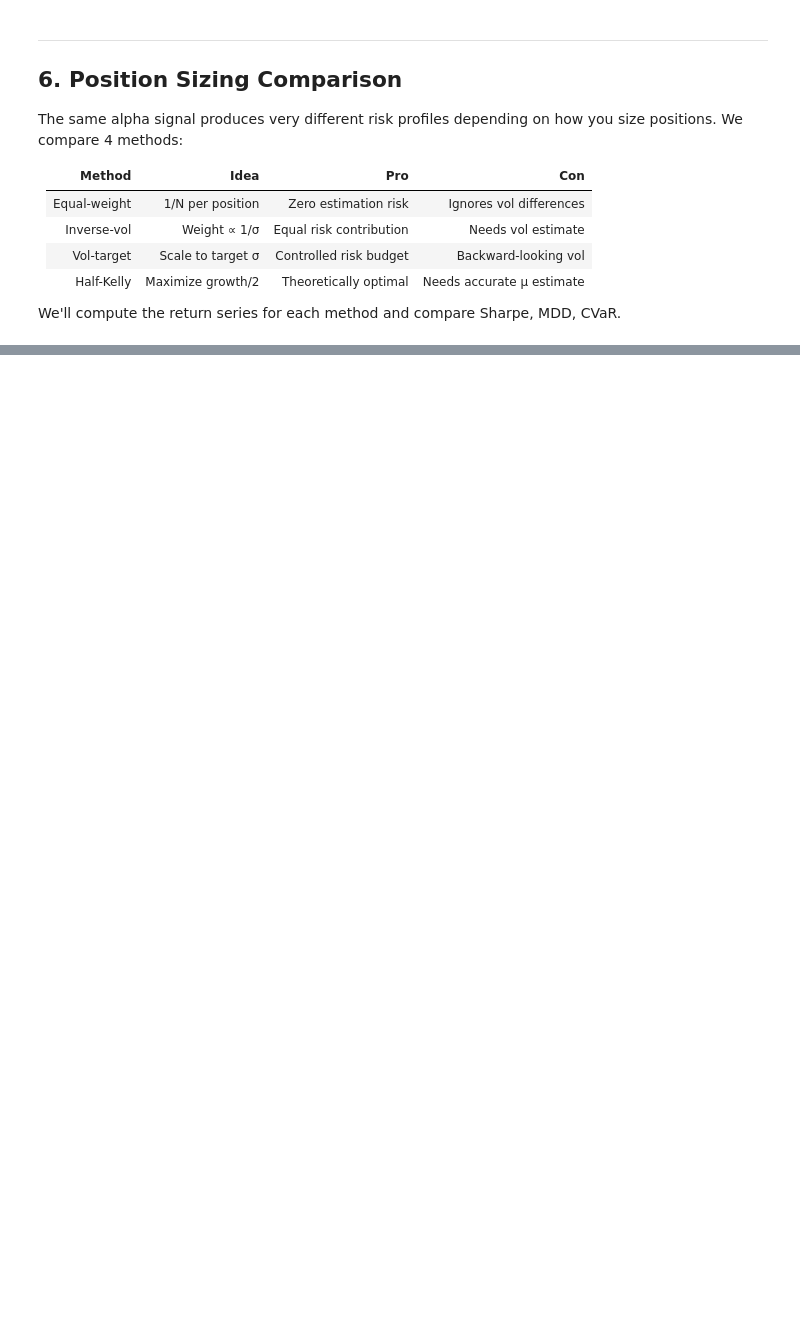
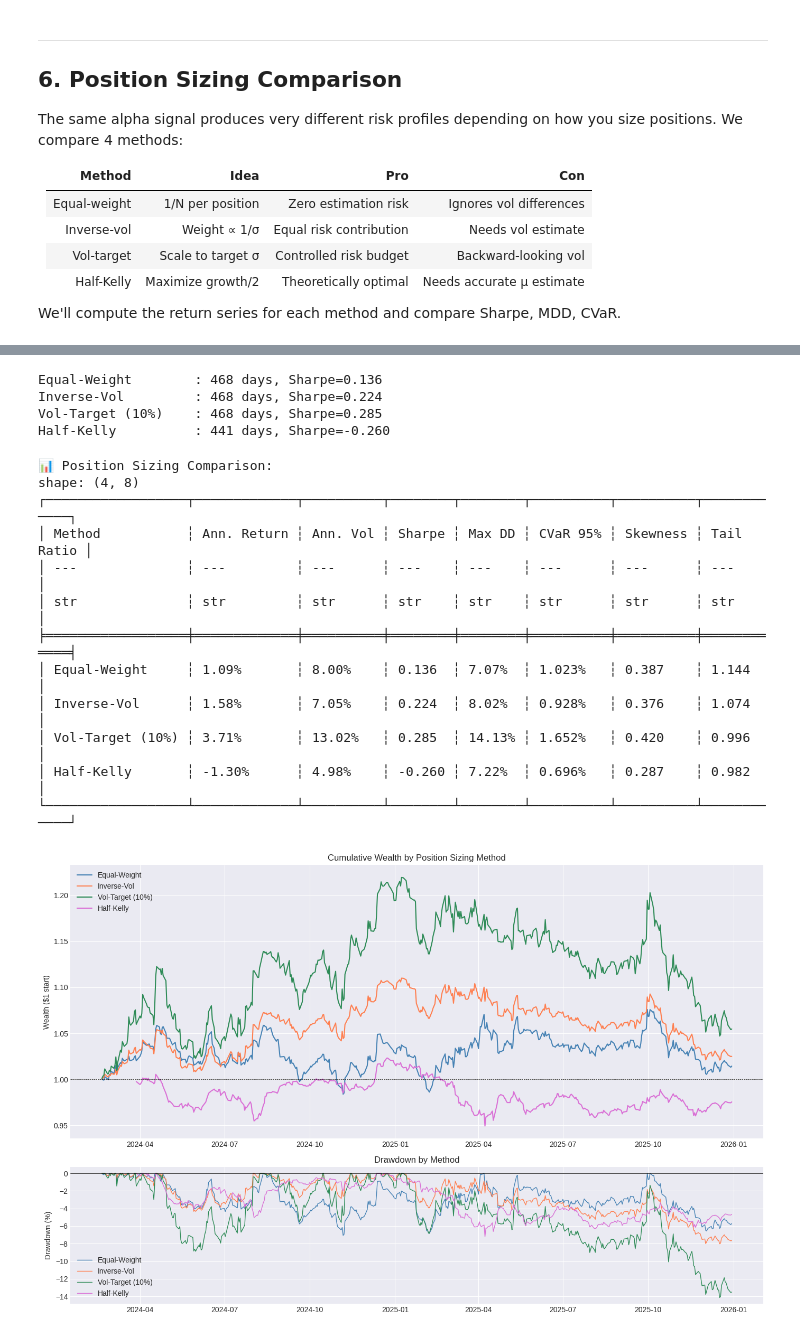
Before and after one commit to JerryHong08/jerryquant101, a Jupyter notebook: notebooks/risk_analysis.ipynb, the cells around one changed output, grey strips where cells are left out. Cells and saved outputs as stored; diff of their text form; code cells hidden in the pictures; blank space fills up the shorter version.

```diff
--- a/notebooks/risk_analysis.ipynb
+++ b/notebooks/risk_analysis.ipynb
@@ -601,12 +643,14 @@ print(f"Half-Kelly:     {w_hk.shape[0]} position-days")
 # %%
 # --- Compute portfolio returns for each sizing method ---
-def compute_portfolio_return(weights_df: pl.DataFrame, returns_df: pl.DataFrame) -> pl.DataFrame:
+# IMPORTANT: use next_day_returns (shifted by -1) to avoid look-ahead bias.
+# Weights are determined at end-of-day t → we earn the return on day t+1.
+def compute_portfolio_return(weights_df: pl.DataFrame, returns_df: pl.DataFrame, ret_col: str = "next_day_return") -> pl.DataFrame:
     """Join weights with next-day returns and compute weighted portfolio return per date."""
     port = (
         weights_df
         .join(returns_df, on=["date", "ticker"], how="inner")
         .with_columns(
-            (pl.col("weight") * pl.col("daily_return")).alias("weighted_return")
+            (pl.col("weight") * pl.col(ret_col)).alias("weighted_return")
         )
         .group_by("date")
         .agg(pl.col("weighted_return").sum().alias("port_return"))
@@ -623,19 +667,26 @@ sizing_methods = {
 
 port_returns = {}
 for name, weights in sizing_methods.items():
-    pr = compute_portfolio_return(weights, daily_returns)
+    pr = compute_portfolio_return(weights, next_day_returns, ret_col="next_day_return")
     rets = pr["port_return"].to_numpy()
     port_returns[name] = {
         "dates": pr["date"].to_list(),
         "returns": rets,
-        "summary": risk_summary(rets, confidence=0.95),
+        "sharpe": np.mean(rets) / np.std(rets, ddof=1) * np.sqrt(252) if np.std(rets) > 0 else 0,
+        "vol": np.std(rets, ddof=1) * np.sqrt(252),
+        "mdd": max_drawdown(rets),
     }
-    print(f"{name:20s}: {len(rets)} days, Sharpe={port_returns[name]['summary']['sharpe']:.3f}")
+    print(f"{name:20s}: {len(rets)} days, Sharpe={port_returns[name]['sharpe']:.3f}")
+# %% [output]
+Equal-Weight        : 468 days, Sharpe=0.136
+Inverse-Vol         : 468 days, Sharpe=0.224
+Vol-Target (10%)    : 468 days, Sharpe=0.285
+Half-Kelly          : 441 days, Sharpe=-0.260
 # %%
 # --- Position sizing comparison table ---
 comparison_rows = []
 for name, data in port_returns.items():
-    s = data["summary"]
+    s = risk_summary(data["returns"])
     comparison_rows.append({
         "Method": name,
         "Ann. Return": f"{s['mean_return']*100:.2f}%",
@@ -646,35 +697,48 @@ for name, data in port_returns.items():
         "Skewness": f"{s['skewness']:.3f}",
         "Tail Ratio": f"{s['tail_ratio']:.3f}",
     })
 
 comp_df = pl.DataFrame(comparison_rows)
 print("\n📊 Position Sizing Comparison:")
 print(comp_df)
 
 # Cumulative wealth comparison
 fig, axes = plt.subplots(2, 1, figsize=(14, 9), gridspec_kw={"height_ratios": [2, 1]})
 colors = ["steelblue", "coral", "seagreen", "orchid"]
 
 for (name, data), color in zip(port_returns.items(), colors):
     wealth = np.cumprod(1 + data["returns"])
     axes[0].plot(data["dates"], wealth, label=name, color=color, linewidth=1.5)
 
     dd = drawdown_series(data["returns"])
     axes[1].plot(data["dates"], dd * 100, label=name, color=color, linewidth=1)
 
 axes[0].axhline(1.0, color="black", linewidth=0.5, linestyle="--")
 axes[0].set_title("Cumulative Wealth by Position Sizing Method")
 axes[0].set_ylabel("Wealth ($1 start)")
 axes[0].legend(loc="upper left")
 
 axes[1].axhline(0, color="black", linewidth=0.5)
-axes[1].set_title("Drawdown by Position Sizing Method")
+axes[1].set_title("Drawdown by Method")
 axes[1].set_ylabel("Drawdown (%)")
-axes[1].set_xlabel("Date")
 axes[1].legend(loc="lower left")
 
 plt.tight_layout()
 plt.show()
+# %% [output]
+📊 Position Sizing Comparison:
+shape: (4, 8)
+┌──────────────────┬─────────────┬──────────┬────────┬────────┬──────────┬──────────┬────────────┐
+│ Method           ┆ Ann. Return ┆ Ann. Vol ┆ Sharpe ┆ Max DD ┆ CVaR 95% ┆ Skewness ┆ Tail Ratio │
+│ ---              ┆ ---         ┆ ---      ┆ ---    ┆ ---    ┆ ---      ┆ ---      ┆ ---        │
+│ str              ┆ str         ┆ str      ┆ str    ┆ str    ┆ str      ┆ str      ┆ str        │
+╞══════════════════╪═════════════╪══════════╪════════╪════════╪══════════╪══════════╪════════════╡
+│ Equal-Weight     ┆ 1.09%       ┆ 8.00%    ┆ 0.136  ┆ 7.07%  ┆ 1.023%   ┆ 0.387    ┆ 1.144      │
+│ Inverse-Vol      ┆ 1.58%       ┆ 7.05%    ┆ 0.224  ┆ 8.02%  ┆ 0.928%   ┆ 0.376    ┆ 1.074      │
+│ Vol-Target (10%) ┆ 3.71%       ┆ 13.02%   ┆ 0.285  ┆ 14.13% ┆ 1.652%   ┆ 0.420    ┆ 0.996      │
+│ Half-Kelly       ┆ -1.30%      ┆ 4.98%    ┆ -0.260 ┆ 7.22%  ┆ 0.696%   ┆ 0.287    ┆ 0.982      │
+└──────────────────┴─────────────┴──────────┴────────┴────────┴──────────┴──────────┴────────────┘
+[figure, added]
 # %%
 # --- Distribution comparison: all 4 methods ---
 fig, axes = plt.subplots(2, 2, figsize=(14, 8))
```
Also changed, not shown: parts of 8 cells of this notebook, 3 other files.
